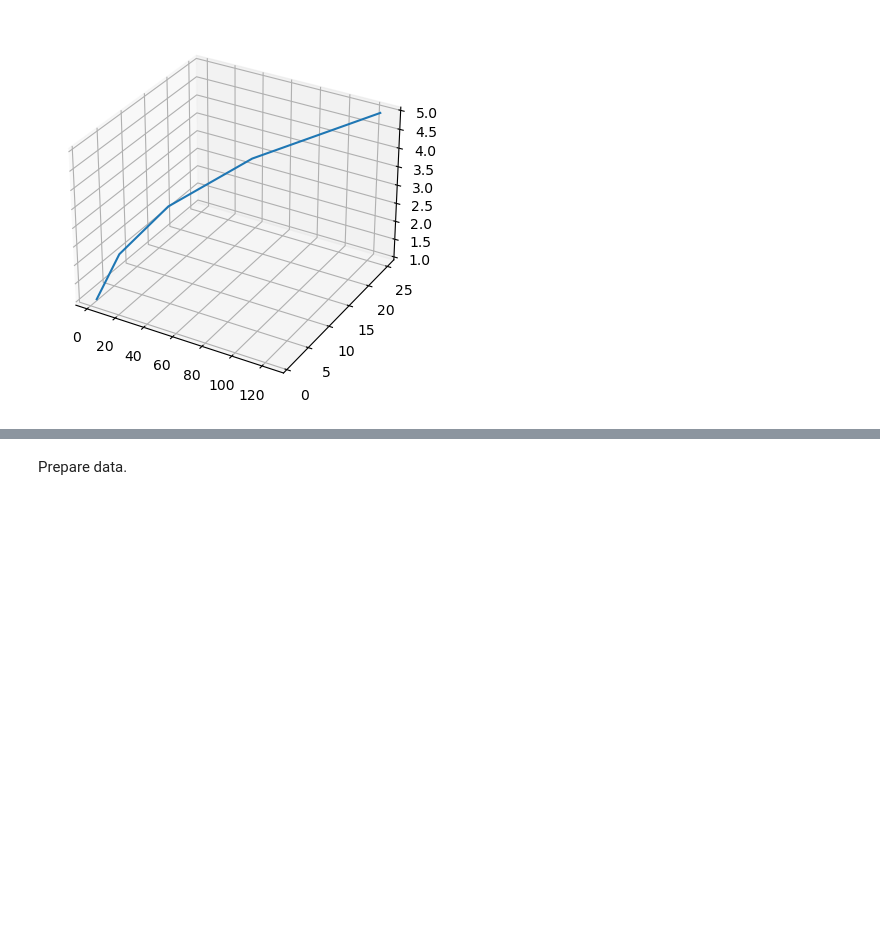
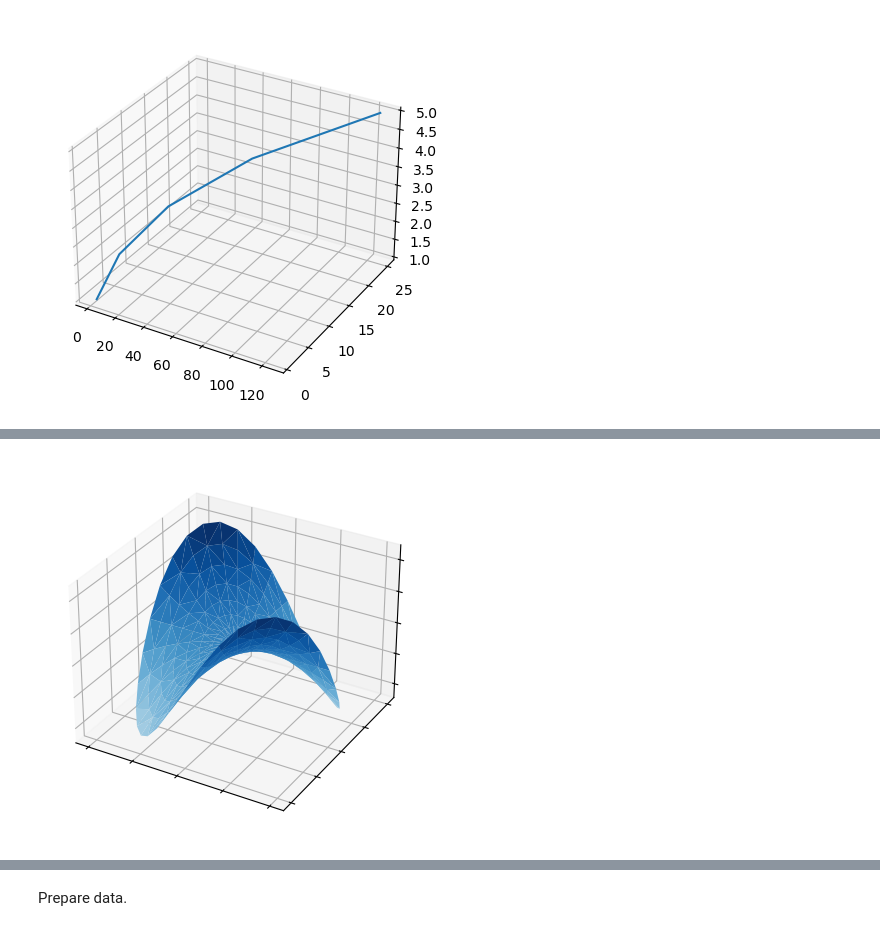
Before and after one commit to dfbarrero/dataCourse, a Jupyter notebook: dataviz/DatavizWithMatplotlib.ipynb, the cells around one changed output, grey strips where cells are left out. Cells and saved outputs as stored; diff of their text form; code cells hidden in the pictures; blank space fills up the shorter version.

```diff
--- a/dataviz/DatavizWithMatplotlib.ipynb
+++ b/dataviz/DatavizWithMatplotlib.ipynb
@@ -251,0 +254,24 @@ ax.scatter3D(xdata, ydata, zdata, c = zdata, cmap = "Greens");
+# %%
+from matplotlib import cm
+
+n_radii = 8
+n_angles = 36
+
+# Make radii and angles spaces
+radii = np.linspace(0.125, 1.0, n_radii)
+angles = np.linspace(0, 2*np.pi, n_angles, endpoint=False)[..., np.newaxis]
+
+# Convert polar (radii, angles) coords to cartesian (x, y) coords.
+x = np.append(0, (radii*np.cos(angles)).flatten())
+y = np.append(0, (radii*np.sin(angles)).flatten())
+z = np.sin(-x*y)
+
+# Plot
+fig, ax = plt.subplots(subplot_kw={'projection': '3d'})
+ax.plot_trisurf(x, y, z, vmin=z.min() * 2, cmap=cm.Blues)
+
+ax.set(xticklabels=[],
+       yticklabels=[],
+       zticklabels=[]);
+# %% [output]
+[figure, added]
```
Also changed, not shown: parts of 7 cells of this notebook, 1 other file.
